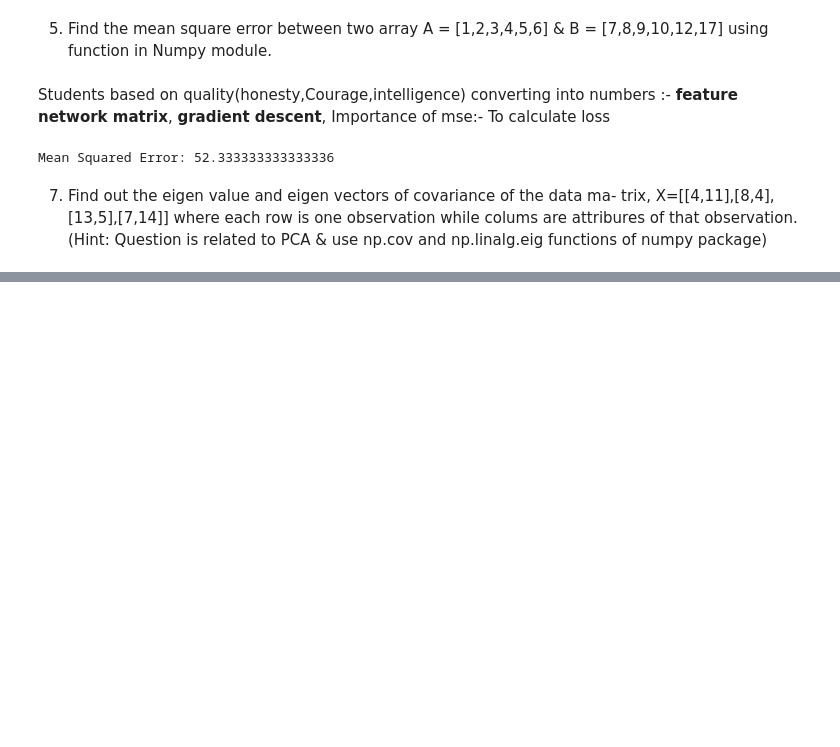
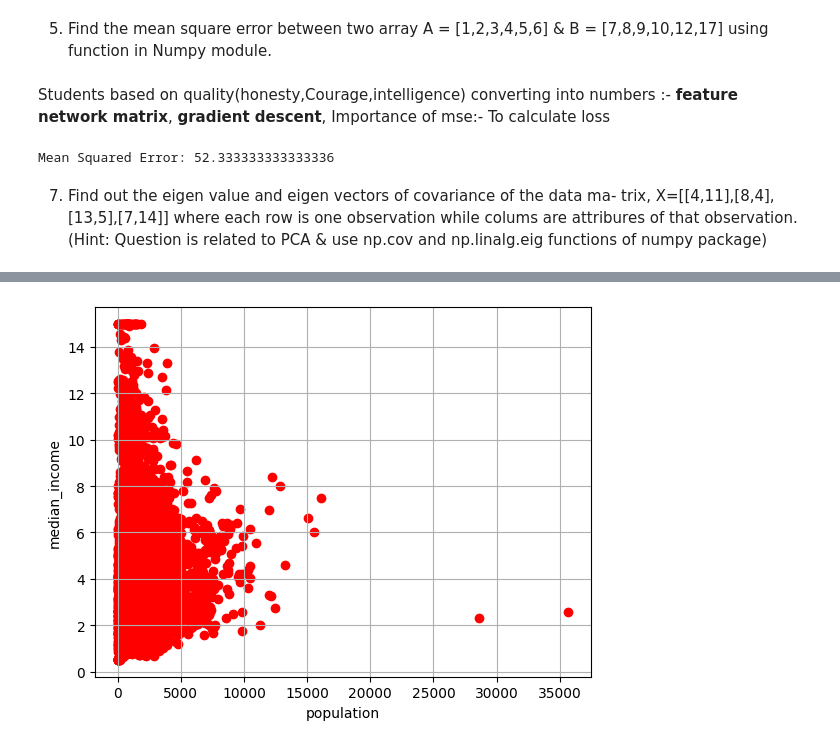
Before and after one commit to Vanshika-goyal1/AI-Lab, a Jupyter notebook: Ass2.ipynb, the cells around one changed output, grey strips where cells are left out. Drawn from its saved outputs; the diff is of its cells as text; code cells hidden in the pictures; blank space fills up the shorter version.

```diff
--- a/Ass2.ipynb
+++ b/Ass2.ipynb
@@ -157,0 +377,16 @@ PCA & use np.cov and np.linalg.eig functions of numpy package)
+# %%
+df=pd.read_csv('/content/sample_data/california_housing_train.csv')
+type(df)
+df.columns
+df.head()
+# df.describe()
+X=df['population']
+Y=df['median_income']
+import matplotlib.pyplot as plt
+plt.scatter(X,Y,color='red')
+plt.xlabel('population')
+plt.ylabel('median_income')
+plt.grid()
+plt.show()
+# %% [output]
+[figure, added]
```
Also changed, not shown: parts of 14 cells of this notebook.
